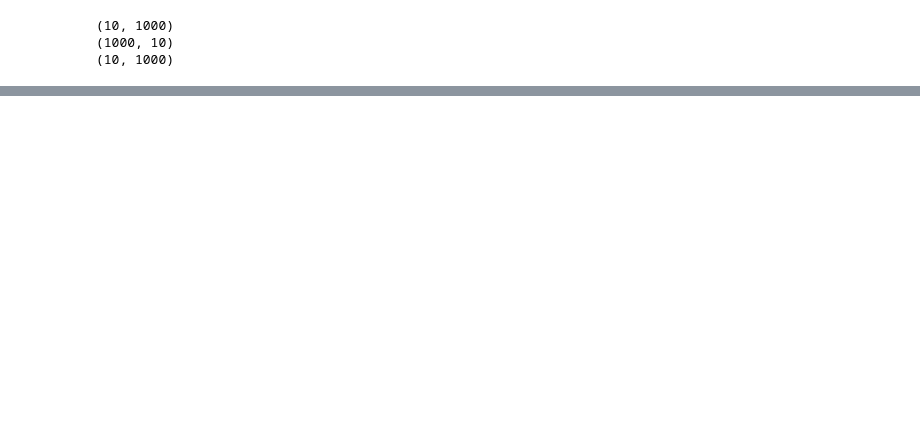
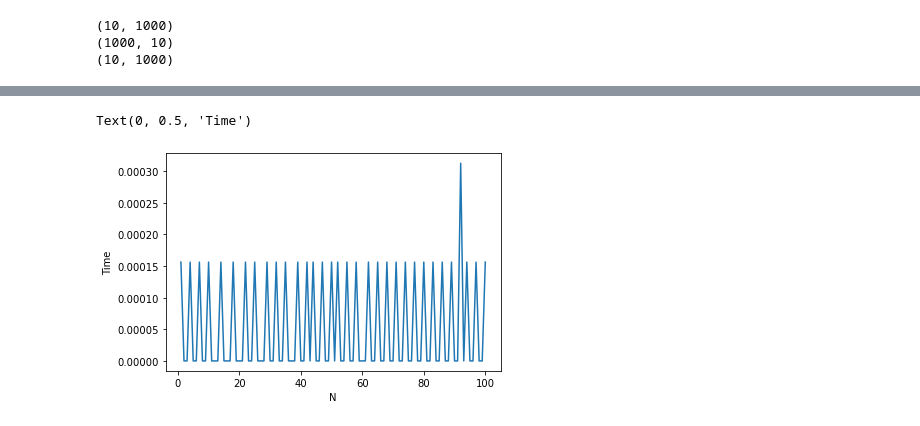
Before and after one commit to VladKoloss/Matrix-course, a Jupyter notebook: Hardware optimization.ipynb, the cells around one changed output, grey strips where cells are left out. Saved outputs shown, nothing was run; the diff lists cells and outputs as text; code cells hidden in the pictures; blank space fills up the shorter version.

```diff
--- a/Hardware optimization.ipynb
+++ b/Hardware optimization.ipynb
@@ -416,0 +429,26 @@ Text(0, 0.5, 'Time')
+# %%
+@nb.njit(nb.float64(nb.float64[:],nb.float64[:]))
+def VN1productKIJ(A,B):
+    N = A.shape[0]
+    C = 0
+    for k in range(N):
+        C += A[k]*B[k]
+    return C
+# %%
+q = 100
+p = np.zeros(q)
+for i in range(1,q+1):
+    C = None
+    D = None
+    C = np.random.sample((i,))
+    D = np.random.sample((i,))
+    p[i-1] = f_time(VN1productKIJ,(C,D))/10e+06
+# %%
+niter = [i for i in range(1,q+1)]
+import matplotlib.pyplot as plt
+plt.plot(niter, p)
+plt.xlabel('N')
+plt.ylabel('Time')
+# %% [output]
+Text(0, 0.5, 'Time')
+[figure, added]
```
Also changed, not shown: parts of 17 cells of this notebook.
